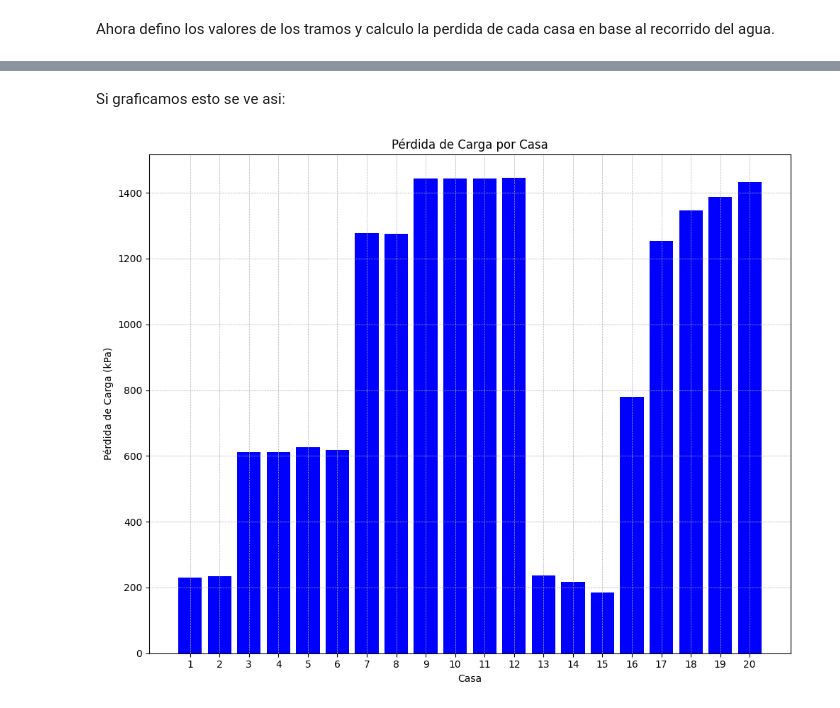
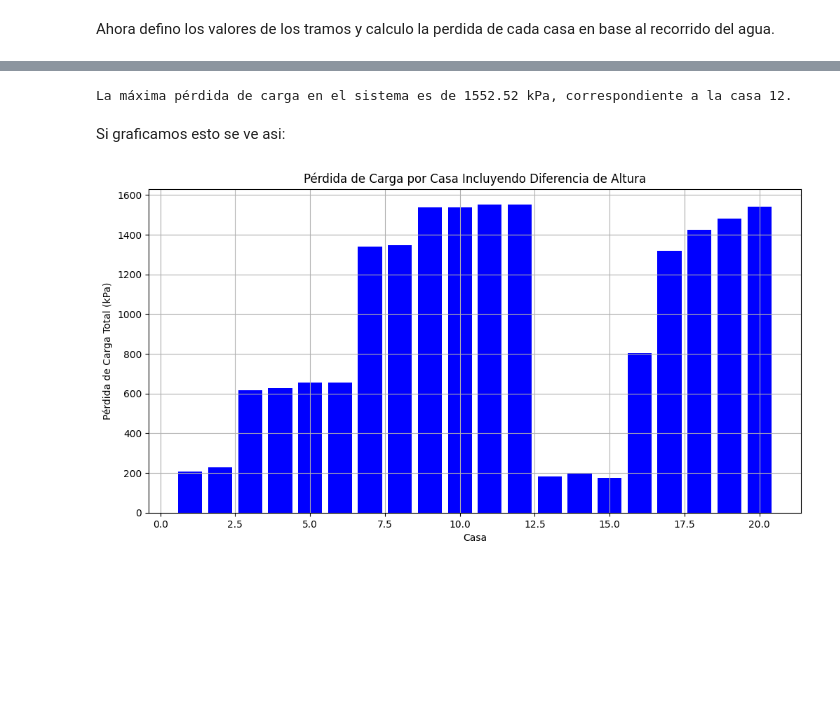
Before and after one commit to nicoerdmann/Prueba1, a Jupyter notebook: Pregunta_4.ipynb, the cells around one changed output, grey strips where cells are left out. Cells and saved outputs as stored; diff of their text form; code cells hidden in the pictures; blank space fills up the shorter version.

```diff
--- a/Pregunta_4.ipynb
+++ b/Pregunta_4.ipynb
@@ -200,27 +262,27 @@ Pérdida total de carga para la casa 20: 1432.30 kPa
+# %%
+# Encontrar la pérdida máxima y la casa correspondiente
+max_perdida = max(perdidas_totales_con_altura.values())
+casa_max_perdida = max(perdidas_totales_con_altura, key=perdidas_totales_con_altura.get)  # Encuentra la clave con el valor máximo
+
+print(f"La máxima pérdida de carga en el sistema es de {max_perdida:.2f} kPa, correspondiente a la casa {casa_max_perdida}.")
+# %% [output]
+La máxima pérdida de carga en el sistema es de 1552.52 kPa, correspondiente a la casa 12.
 # %% [markdown]
 Si graficamos esto se ve asi:
-# %%
-import matplotlib.pyplot as plt
-
-# Calcular y almacenar la pérdida de carga total para cada casa en una lista
-perdidas_totales = []
-casas = []
-for casa, tramos_casa in recorridos.items():
-    perdida_total = sum(tramo_perdidas[tramo - 1] for tramo in tramos_casa)  # tramo-1 por indexación de Python
-    perdidas_totales.append(perdida_total)
-    casas.append(casa)
-
-# Crear gráfico de barras
-plt.figure(figsize=(10, 8))  # Configurar tamaño de figura
-plt.bar(casas, perdidas_totales, color='blue')  # Crear barras con las pérdidas totales
-plt.xlabel('Casa')  # Etiqueta del eje X
-plt.ylabel('Pérdida de Carga (kPa)')  # Etiqueta del eje Y
-plt.title('Pérdida de Carga por Casa')  # Título del gráfico
-plt.xticks(casas)  # Asegurarse de que todas las casas se muestren como etiquetas en el eje X
-plt.grid(True, which='both', linestyle='--', linewidth=0.5)  # Agregar una rejilla para mejor visualización
-plt.tight_layout()  # Ajustar automáticamente los parámetros de la subtrama para dar un padding adecuado
-
-# Mostrar el gráfico
-plt.show()
-# %% [output]
-[figure, removed]
+# %%
+import matplotlib.pyplot as plt
+
+# Extraer datos para graficar
+casas = list(perdidas_totales_con_altura.keys())
+perdidas = [perdidas_totales_con_altura[casa] for casa in casas]
+
+# Crear gráfico de barras
+plt.figure(figsize=(12, 6))
+plt.bar(casas, perdidas, color='blue')
+plt.xlabel('Casa')
+plt.ylabel('Pérdida de Carga Total (kPa)')
+plt.title('Pérdida de Carga por Casa Incluyendo Diferencia de Altura')
+plt.grid(True)
+plt.show()
+# %% [output]
+[figure, added]
```
Also changed, not shown: parts of 2 cells of this notebook.
